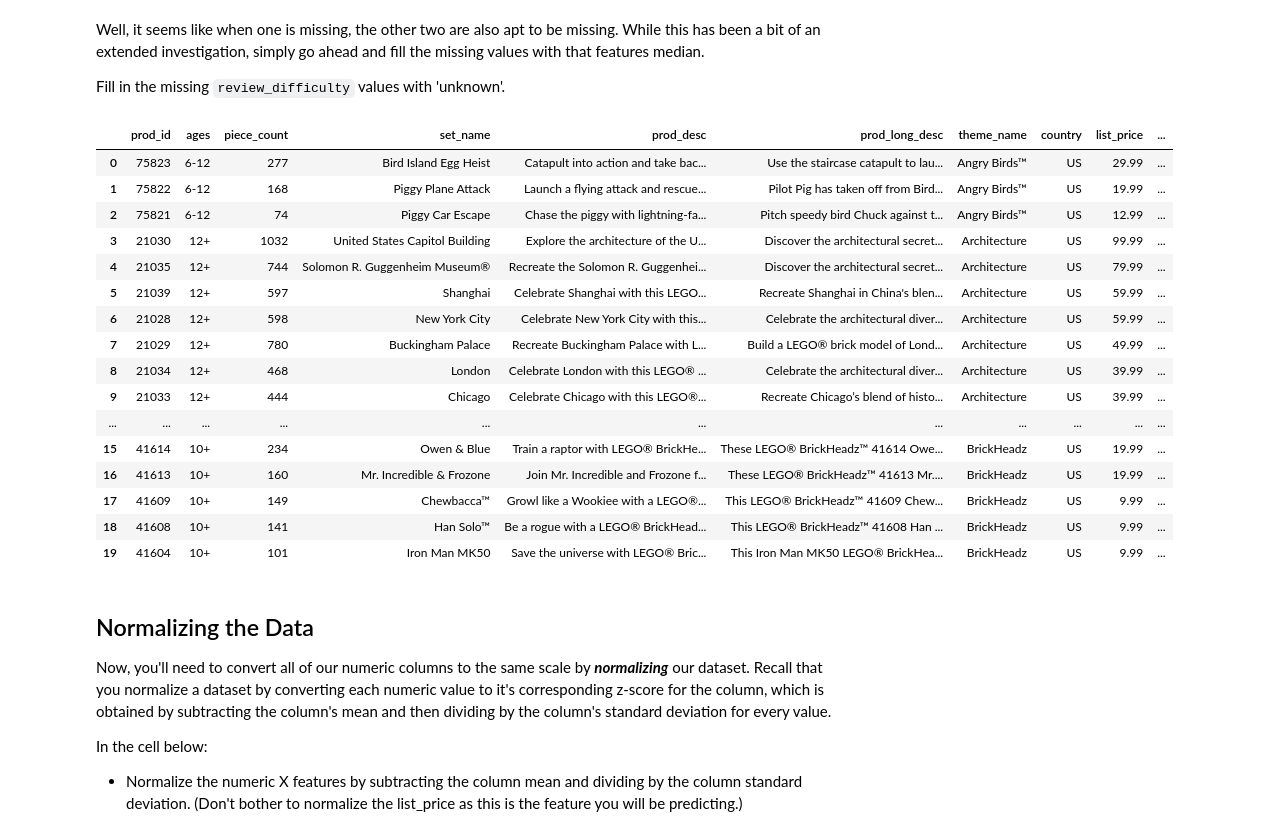
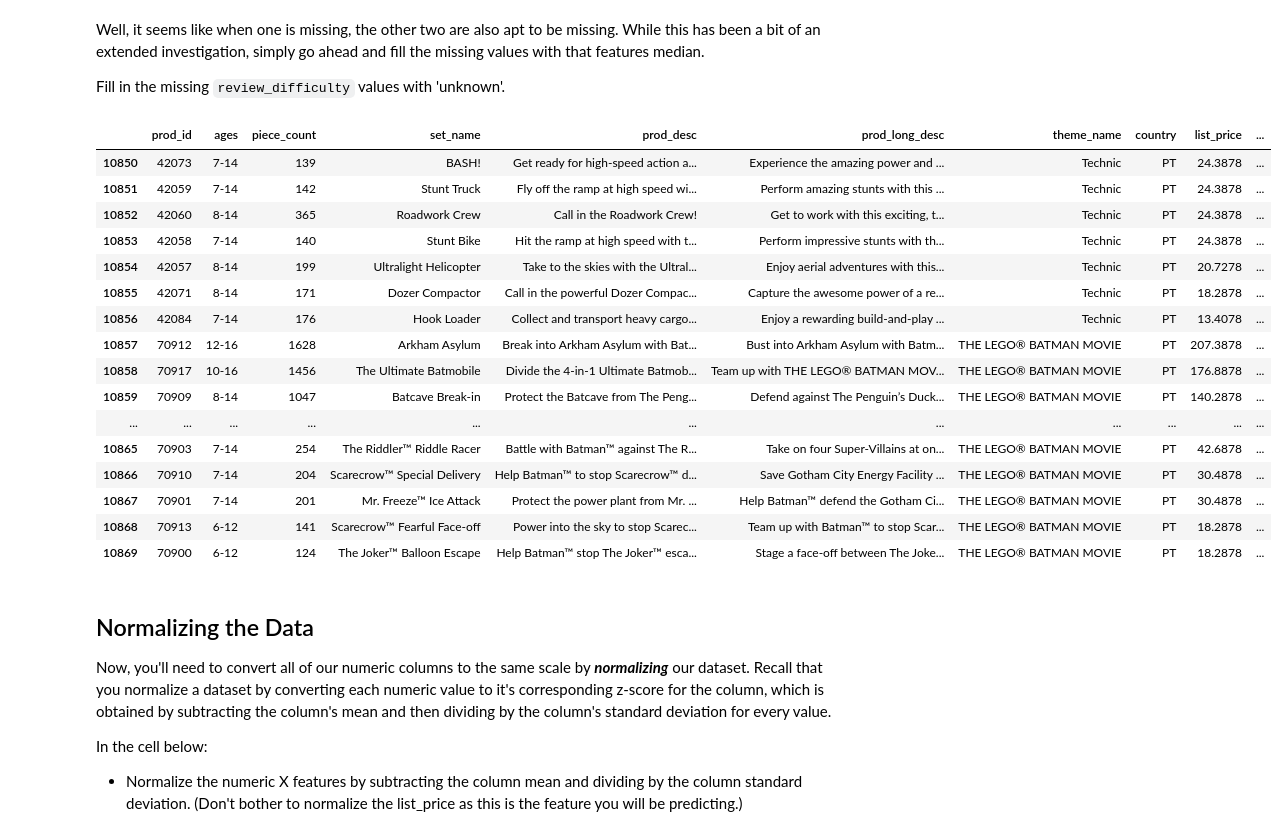
Before and after one commit to BSHaidar/dsc-scrubbing-and-cleaning-data-lab-dc-ds-career-042219, a Jupyter notebook: index.ipynb, the cells around one changed output. Saved outputs shown, nothing was run; the diff lists cells and outputs as text; code cells hidden in the pictures.

```diff
--- a/index.ipynb
+++ b/index.ipynb
@@ -211,25 +211,25 @@ df['star_rating'].fillna(value=df.star_rating.median(), inplace=True)
 df['val_star_rating'].fillna(value=df.val_star_rating.median(), inplace=True)
 df['review_difficulty'].fillna(value='unknown', inplace=True)
 # %%
-df.head(20)
+df.tail(20)
 # %% [output]
 |  | prod_id | ages | piece_count | set_name | prod_desc | prod_long_desc | theme_name | country | list_price | ... |
-| 0 | 75823 | 6-12 | 277 | Bird Island Egg Heist | Catapult into action and take bac... | Use the staircase catapult to lau... | Angry Birds™ | US | 29.99 | ... |
-| 1 | 75822 | 6-12 | 168 | Piggy Plane Attack | Launch a flying attack and rescue... | Pilot Pig has taken off from Bird... | Angry Birds™ | US | 19.99 | ... |
-| 2 | 75821 | 6-12 | 74 | Piggy Car Escape | Chase the piggy with lightning-fa... | Pitch speedy bird Chuck against t... | Angry Birds™ | US | 12.99 | ... |
-| 3 | 21030 | 12+ | 1032 | United States Capitol Building | Explore the architecture of the U... | Discover the architectural secret... | Architecture | US | 99.99 | ... |
-| 4 | 21035 | 12+ | 744 | Solomon R. Guggenheim Museum® | Recreate the Solomon R. Guggenhei... | Discover the architectural secret... | Architecture | US | 79.99 | ... |
-| 5 | 21039 | 12+ | 597 | Shanghai | Celebrate Shanghai with this LEGO... | Recreate Shanghai in China's blen... | Architecture | US | 59.99 | ... |
-| 6 | 21028 | 12+ | 598 | New York City | Celebrate New York City with this... | Celebrate the architectural diver... | Architecture | US | 59.99 | ... |
-| 7 | 21029 | 12+ | 780 | Buckingham Palace | Recreate Buckingham Palace with L... | Build a LEGO® brick model of Lond... | Architecture | US | 49.99 | ... |
-| 8 | 21034 | 12+ | 468 | London | Celebrate London with this LEGO® ... | Celebrate the architectural diver... | Architecture | US | 39.99 | ... |
-| 9 | 21033 | 12+ | 444 | Chicago | Celebrate Chicago with this LEGO®... | Recreate Chicago’s blend of histo... | Architecture | US | 39.99 | ... |
+| 10850 | 42073 | 7-14 | 139 | BASH! | Get ready for high-speed action a... | Experience the amazing power and ... | Technic | PT | 24.3878 | ... |
+| 10851 | 42059 | 7-14 | 142 | Stunt Truck | Fly off the ramp at high speed wi... | Perform amazing stunts with this ... | Technic | PT | 24.3878 | ... |
+| 10852 | 42060 | 8-14 | 365 | Roadwork Crew | Call in the Roadwork Crew! | Get to work with this exciting, t... | Technic | PT | 24.3878 | ... |
+| 10853 | 42058 | 7-14 | 140 | Stunt Bike | Hit the ramp at high speed with t... | Perform impressive stunts with th... | Technic | PT | 24.3878 | ... |
+| 10854 | 42057 | 8-14 | 199 | Ultralight Helicopter | Take to the skies with the Ultral... | Enjoy aerial adventures with this... | Technic | PT | 20.7278 | ... |
+| 10855 | 42071 | 8-14 | 171 | Dozer Compactor | Call in the powerful Dozer Compac... | Capture the awesome power of a re... | Technic | PT | 18.2878 | ... |
+| 10856 | 42084 | 7-14 | 176 | Hook Loader | Collect and transport heavy cargo... | Enjoy a rewarding build-and-play ... | Technic | PT | 13.4078 | ... |
+| 10857 | 70912 | 12-16 | 1628 | Arkham Asylum | Break into Arkham Asylum with Bat... | Bust into Arkham Asylum with Batm... | THE LEGO® BATMAN MOVIE | PT | 207.3878 | ... |
+| 10858 | 70917 | 10-16 | 1456 | The Ultimate Batmobile | Divide the 4-in-1 Ultimate Batmob... | Team up with THE LEGO® BATMAN MOV... | THE LEGO® BATMAN MOVIE | PT | 176.8878 | ... |
+| 10859 | 70909 | 8-14 | 1047 | Batcave Break-in | Protect the Batcave from The Peng... | Defend against The Penguin’s Duck... | THE LEGO® BATMAN MOVIE | PT | 140.2878 | ... |
 | ... | ... | ... | ... | ... | ... | ... | ... | ... | ... | ... |
-| 15 | 41614 | 10+ | 234 | Owen & Blue | Train a raptor with LEGO® BrickHe... | These LEGO® BrickHeadz™ 41614 Owe... | BrickHeadz | US | 19.99 | ... |
-| 16 | 41613 | 10+ | 160 | Mr. Incredible & Frozone | Join Mr. Incredible and Frozone f... | These LEGO® BrickHeadz™ 41613 Mr.... | BrickHeadz | US | 19.99 | ... |
-| 17 | 41609 | 10+ | 149 | Chewbacca™ | Growl like a Wookiee with a LEGO®... | This LEGO® BrickHeadz™ 41609 Chew... | BrickHeadz | US | 9.99 | ... |
-| 18 | 41608 | 10+ | 141 | Han Solo™ | Be a rogue with a LEGO® BrickHead... | This LEGO® BrickHeadz™ 41608 Han ... | BrickHeadz | US | 9.99 | ... |
-| 19 | 41604 | 10+ | 101 | Iron Man MK50 | Save the universe with LEGO® Bric... | This Iron Man MK50 LEGO® BrickHea... | BrickHeadz | US | 9.99 | ... |
+| 10865 | 70903 | 7-14 | 254 | The Riddler™ Riddle Racer | Battle with Batman™ against The R... | Take on four Super-Villains at on... | THE LEGO® BATMAN MOVIE | PT | 42.6878 | ... |
+| 10866 | 70910 | 7-14 | 204 | Scarecrow™ Special Delivery | Help Batman™ to stop Scarecrow™ d... | Save Gotham City Energy Facility ... | THE LEGO® BATMAN MOVIE | PT | 30.4878 | ... |
+| 10867 | 70901 | 7-14 | 201 | Mr. Freeze™ Ice Attack | Protect the power plant from Mr. ... | Help Batman™ defend the Gotham Ci... | THE LEGO® BATMAN MOVIE | PT | 30.4878 | ... |
+| 10868 | 70913 | 6-12 | 141 | Scarecrow™ Fearful Face-off | Power into the sky to stop Scarec... | Team up with Batman™ to stop Scar... | THE LEGO® BATMAN MOVIE | PT | 18.2878 | ... |
+| 10869 | 70900 | 6-12 | 124 | The Joker™ Balloon Escape | Help Batman™ stop The Joker™ esca... | Stage a face-off between The Joke... | THE LEGO® BATMAN MOVIE | PT | 18.2878 | ... |
 # %% [markdown]
 ## Normalizing the Data
 
```
